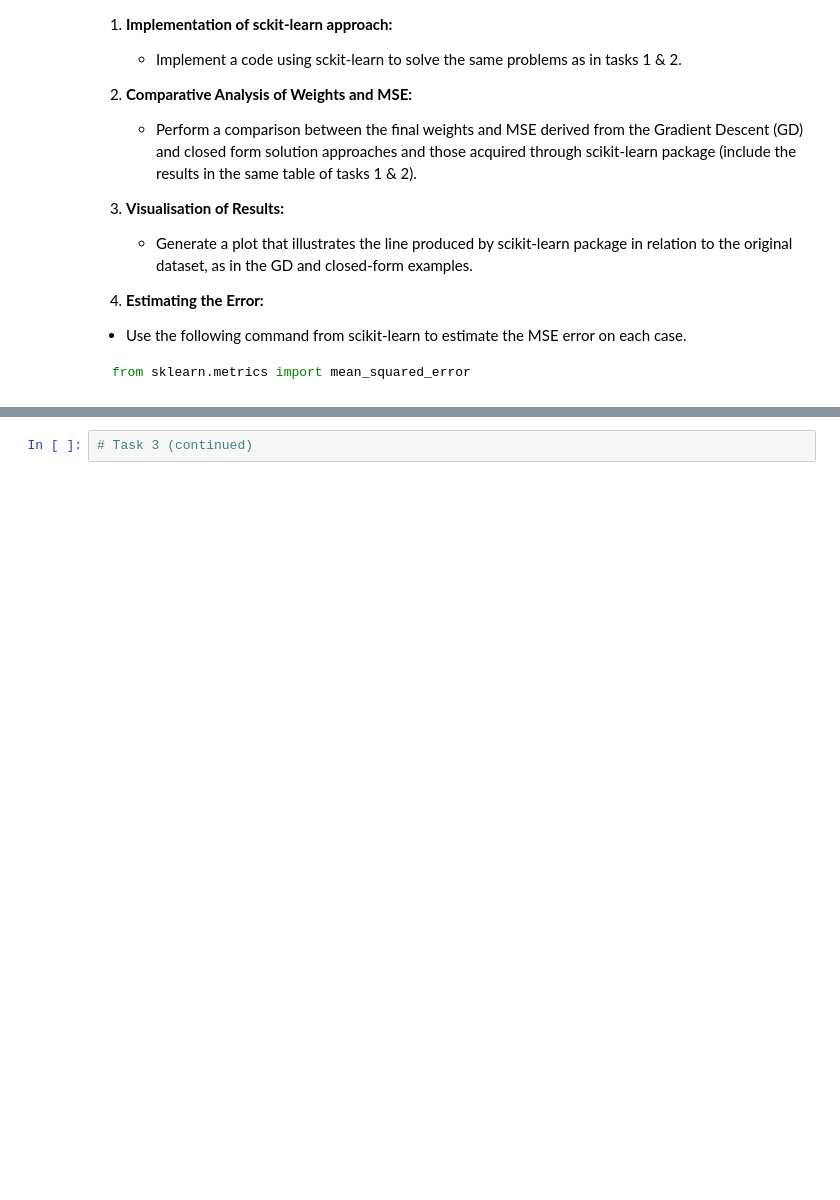
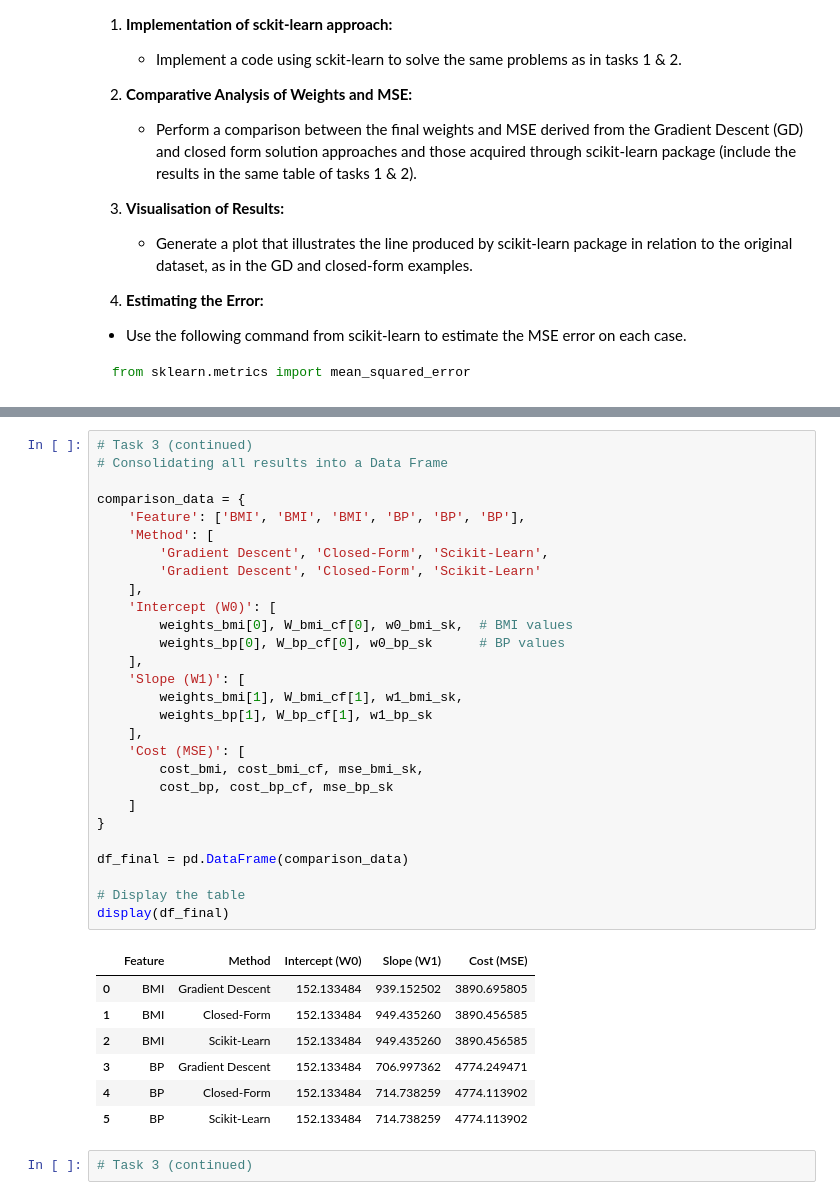
Before and after one commit to samdvies/pyTorchDeepLearnIntro, a Jupyter notebook: 02_ML_LR.ipynb, the cells around one changed output, grey strips where cells are left out. Drawn from its saved outputs; the diff is of its cells as text; blank space fills up the shorter version.

```diff
--- a/02_ML_LR.ipynb
+++ b/02_ML_LR.ipynb
@@ -467,3 +592,39 @@ In this section, we will use scikit-learn package to address the preceding task
+# %%
+# Task 3 (continued)
+# Consolidating all results into a Data Frame
+
+comparison_data = {
+    'Feature': ['BMI', 'BMI', 'BMI', 'BP', 'BP', 'BP'],
+    'Method': [
+        'Gradient Descent', 'Closed-Form', 'Scikit-Learn',
+        'Gradient Descent', 'Closed-Form', 'Scikit-Learn'
+    ],
+    'Intercept (W0)': [
+        weights_bmi[0], W_bmi_cf[0], w0_bmi_sk,  # BMI values
+        weights_bp[0], W_bp_cf[0], w0_bp_sk      # BP values
+    ],
+    'Slope (W1)': [
+        weights_bmi[1], W_bmi_cf[1], w1_bmi_sk,
+        weights_bp[1], W_bp_cf[1], w1_bp_sk
+    ],
+    'Cost (MSE)': [
+        cost_bmi, cost_bmi_cf, mse_bmi_sk,
+        cost_bp, cost_bp_cf, mse_bp_sk
+    ]
+}
+
+df_final = pd.DataFrame(comparison_data)
+
+# Display the table
+display(df_final)
+# %% [output]
+|  | Feature | Method | Intercept (W0) | Slope (W1) | Cost (MSE) |
+| 0 | BMI | Gradient Descent | 152.133484 | 939.152502 | 3890.695805 |
+| 1 | BMI | Closed-Form | 152.133484 | 949.435260 | 3890.456585 |
+| 2 | BMI | Scikit-Learn | 152.133484 | 949.435260 | 3890.456585 |
+| 3 | BP | Gradient Descent | 152.133484 | 706.997362 | 4774.249471 |
+| 4 | BP | Closed-Form | 152.133484 | 714.738259 | 4774.113902 |
+| 5 | BP | Scikit-Learn | 152.133484 | 714.738259 | 4774.113902 |
 # %%
 # Task 3 (continued)
 # %%
```
Also changed, not shown: parts of 10 cells of this notebook.
